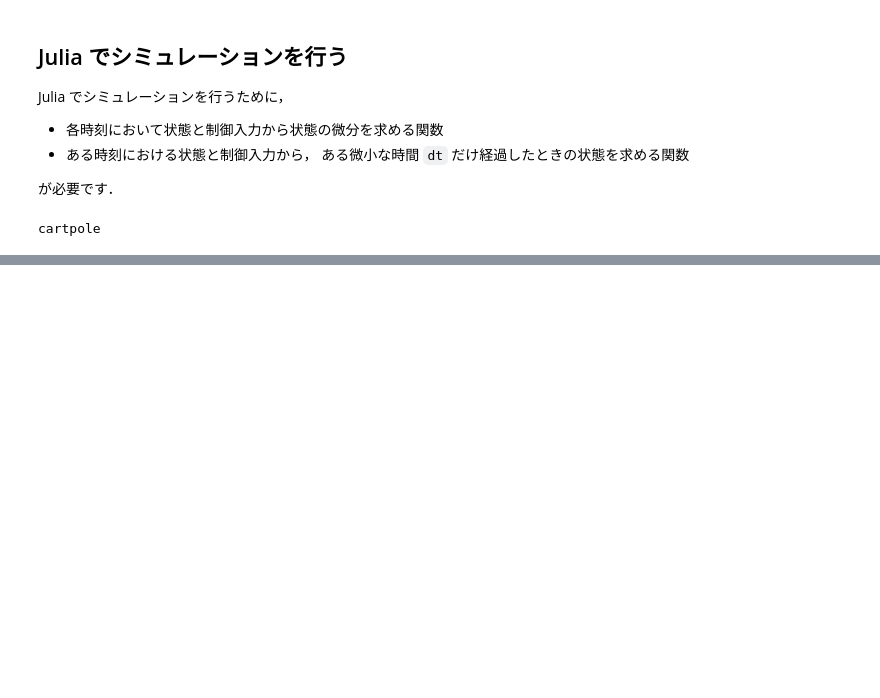
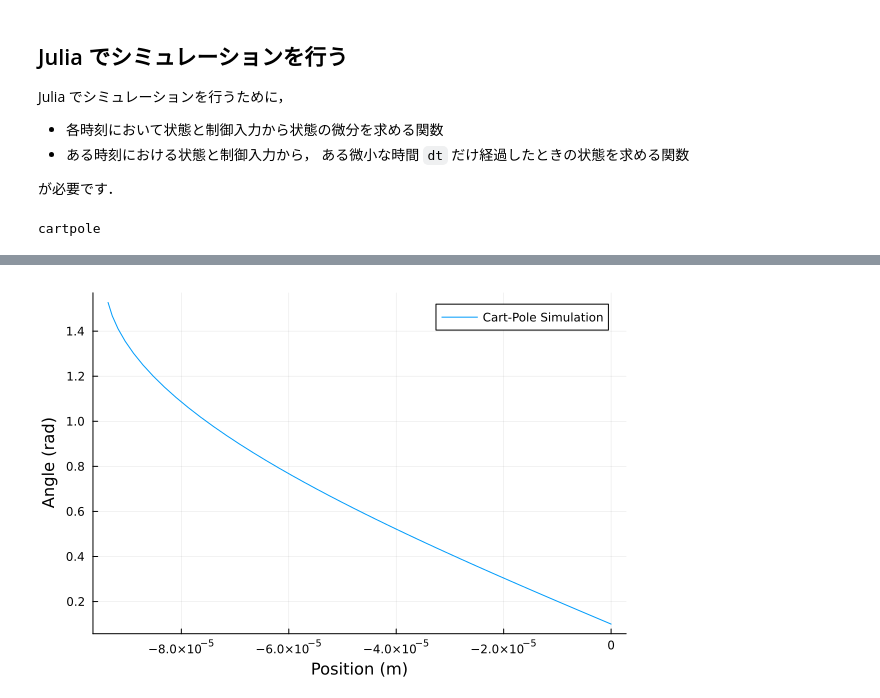
Before and after one commit to Seasawher/InvertedPendulum.jl, a Jupyter notebook: notebook.ipynb, the cells around one changed output, grey strips where cells are left out. Drawn from its saved outputs; the diff is of its cells as text; code cells hidden in the pictures; blank space fills up the shorter version.

```diff
--- a/notebook.ipynb
+++ b/notebook.ipynb
@@ -151,12 +151,12 @@ function cartpole(X :: State, u :: Float64) :: StateDeriv
     x, θ, v, ω = X.x, X.θ, X.v, X.ω
 
     g = 9.8 # 重力加速度 [m/s^2]
-    mc = 1.0 # 台車の質量 [kg]
+    mc = 1000.0 # 台車の質量 [kg]
     mp = 0.2 # 振子の質量 [kg]
     l = 0.5 # 台車から振子の重心までの長さ [m]
 
-    x_acc = (u + 0.5 * g * mp * sin(2θ) + mp * l * ω^2 * sin(θ)) / (mc + mp * sin(θ)^2)
-    θ_acc = - (u * cos(θ) + mc * g * sin(θ) + g * mp * sin(θ) + 0.5 * mp * l * ω^2 * sin(2θ) ) / (l * (mc + mp * sin(θ)^2))
+    x_acc = (u - 0.5 * g * mp * sin(2 * θ) + mp * l * ω^2 * sin(θ)) / (mc + mp * sin(θ)^2)
+    θ_acc = (u * cos(θ) - mc * g * sin(θ) - g * mp * sin(θ) + 0.5 * mp * l * ω^2 * sin(2 * θ) ) / (-l * (mc + mp * sin(θ)^2))
 
     return StateDeriv(v, ω, x_acc, θ_acc)
 end
@@ -164,0 +167,75 @@ cartpole
+# %%
+"""
+Euler法を使用して微分方程式を数値的に解く関数．
+
+## Arguments
+* `f` : 状態の微分を計算する関数
+* `X0` : 初期状態
+* `u_func` : 各時刻に対して制御入力を返す関数
+* `dt` : タイムステップ
+* `T` : シミュレーションの時間
+
+## Returns
+* `X` : シミュレーション中の状態の配列
+"""
+function simulate_euler(f::Function, X0::State, u_func::Function, dt::Float64, T::Float64) :: Vector{State}
+    num_steps = Int(T / dt) # タイムステップの数
+    X = [X0] # 状態の配列を初期化
+    current_X = X0 # 現在の状態を初期状態に設定
+    t = 0.0 # 時刻を初期化
+
+    for i in 1:num_steps
+        u = u_func(t) # 制御入力を計算
+
+        # Euler法に基づいて次の状態を計算
+        next_X = State(
+            current_X.x + current_X.v * dt,
+            current_X.θ + current_X.ω * dt,
+            current_X.v + f(current_X, u).x_acc * dt,
+            current_X.ω + f(current_X, u).θ_acc * dt
+        )
+
+        # 振子が倒れていたらシミュレーションを終了する
+        if next_X.θ >= π/2
+            println("Simulation terminated: θ exceeded π/2")
+            break
+        end
+        append!(X, [next_X]) # 次の状態を配列に追加
+        current_X = next_X # 現在の状態を更新
+        t += dt # 時刻を更新
+    end
+
+    return X
+end
+
+# 初期状態
+const X0 = State(0.0, 0.1, 0.0, 0.0)
+
+# タイムステップとシミュレーション時間
+const dt = 0.01
+const T = 10.0
+
+# 制御入力を定義
+function control_input(t)
+    return 0.0
+    # if t <= 5.0
+    #     return 1.0
+    # else
+    #     return 0.0
+    # end
+end
+
+# Euler法でシミュレーションを実行
+simulated_states = simulate_euler(cartpole, X0, control_input, dt, T)
+
+# シミュレーション結果のプロット
+using Plots
+plot(
+    [state.x for state in simulated_states],
+    [state.θ for state in simulated_states],
+    xlabel = "Position (m)",
+    ylabel = "Angle (rad)",
+    label = "Cart-Pole Simulation",
+    legend = :topright
+)
+# %% [output]
@@ -164,0 +243 @@ cartpole
+[figure, added]
```
Also changed, not shown: parts of 6 cells of this notebook.
